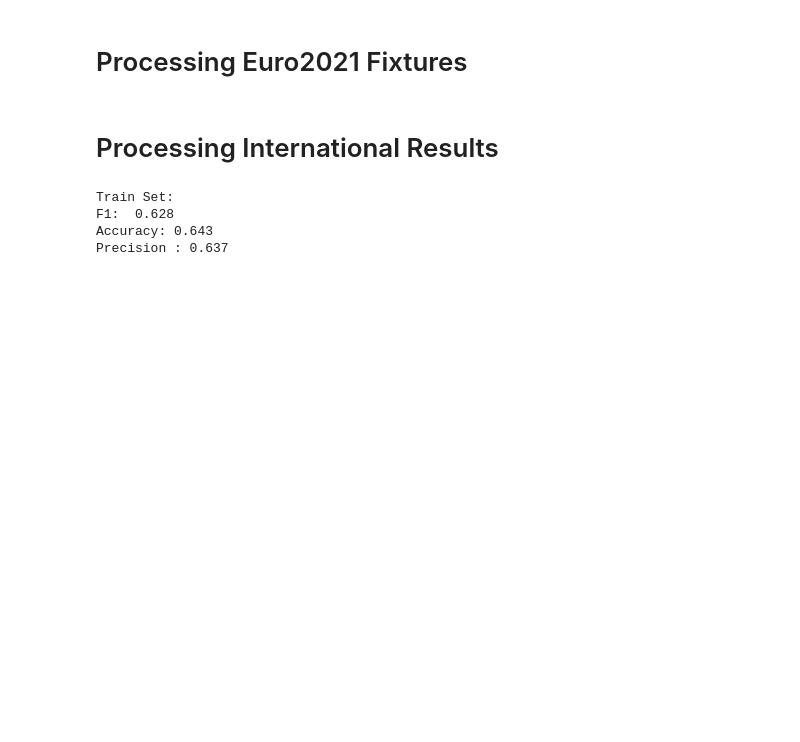
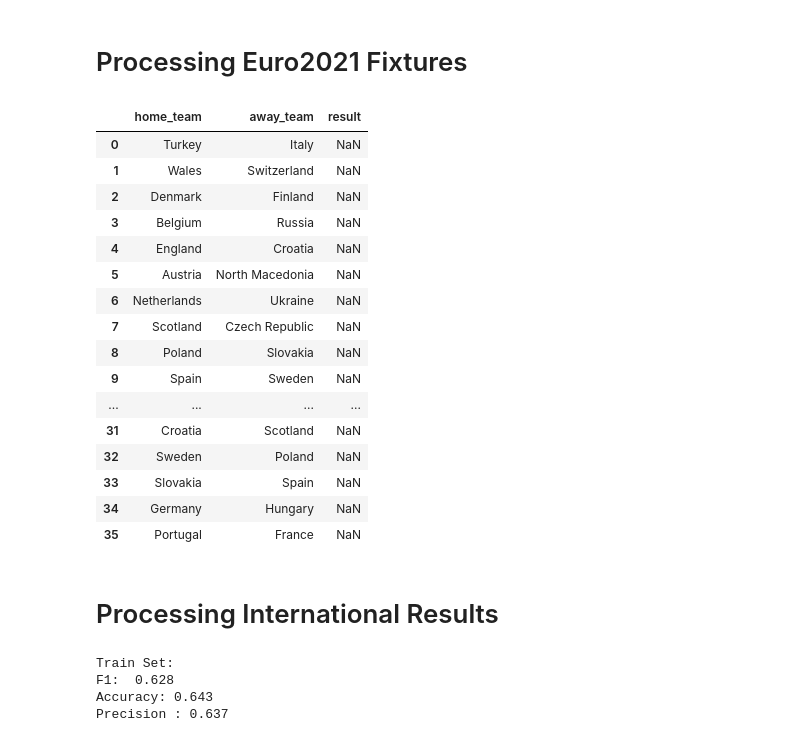
Before and after one commit to rob-field/Euro2021-ML-Predictions, a Jupyter notebook: Euro 2021 Predictions.ipynb, the cells around one changed output. Drawn from its saved outputs; the diff is of its cells as text; code cells hidden in the pictures; blank space fills up the shorter version.

```diff
--- a/Euro 2021 Predictions.ipynb
+++ b/Euro 2021 Predictions.ipynb
@@ -22,4 +24,24 @@ fixtures.columns = ["home_team", "away_team", "result"]
 fixtures = df[:36]
+# %%
+fixtures
+# %% [output]
+|  | home_team | away_team | result |
+| 0 | Turkey | Italy | NaN |
+| 1 | Wales | Switzerland | NaN |
+| 2 | Denmark | Finland | NaN |
+| 3 | Belgium | Russia | NaN |
+| 4 | England | Croatia | NaN |
+| 5 | Austria | North Macedonia | NaN |
+| 6 | Netherlands | Ukraine | NaN |
+| 7 | Scotland | Czech Republic | NaN |
+| 8 | Poland | Slovakia | NaN |
+| 9 | Spain | Sweden | NaN |
+| ... | ... | ... | ... |
+| 31 | Croatia | Scotland | NaN |
+| 32 | Sweden | Poland | NaN |
+| 33 | Slovakia | Spain | NaN |
+| 34 | Germany | Hungary | NaN |
+| 35 | Portugal | France | NaN |
 # %% [markdown]
 # Processing International Results
 # %%
```
Also changed, not shown: parts of 5 cells of this notebook.
